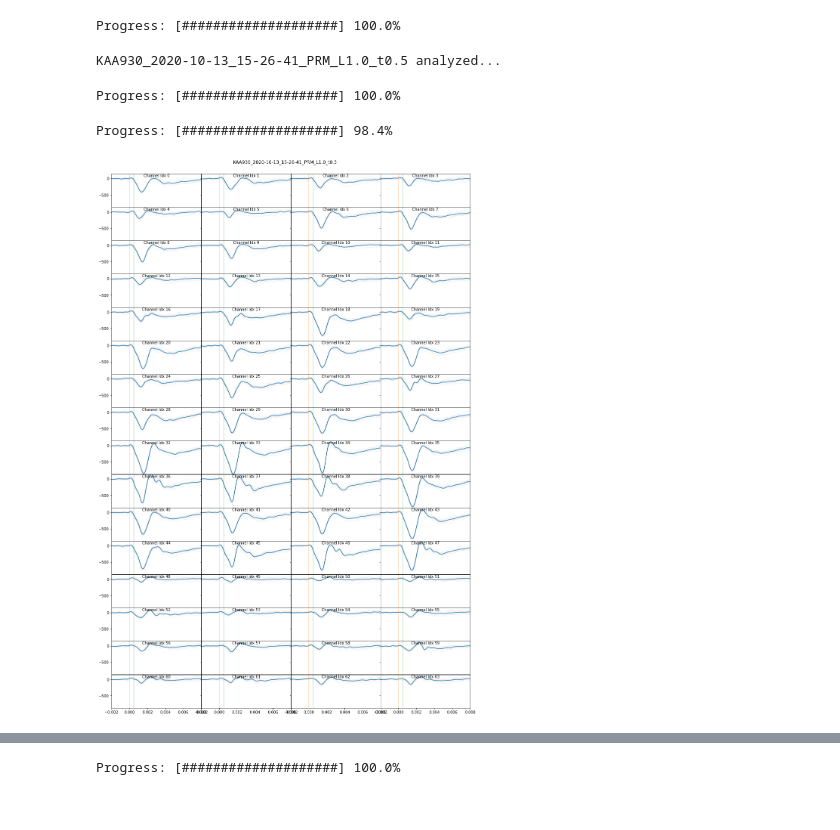
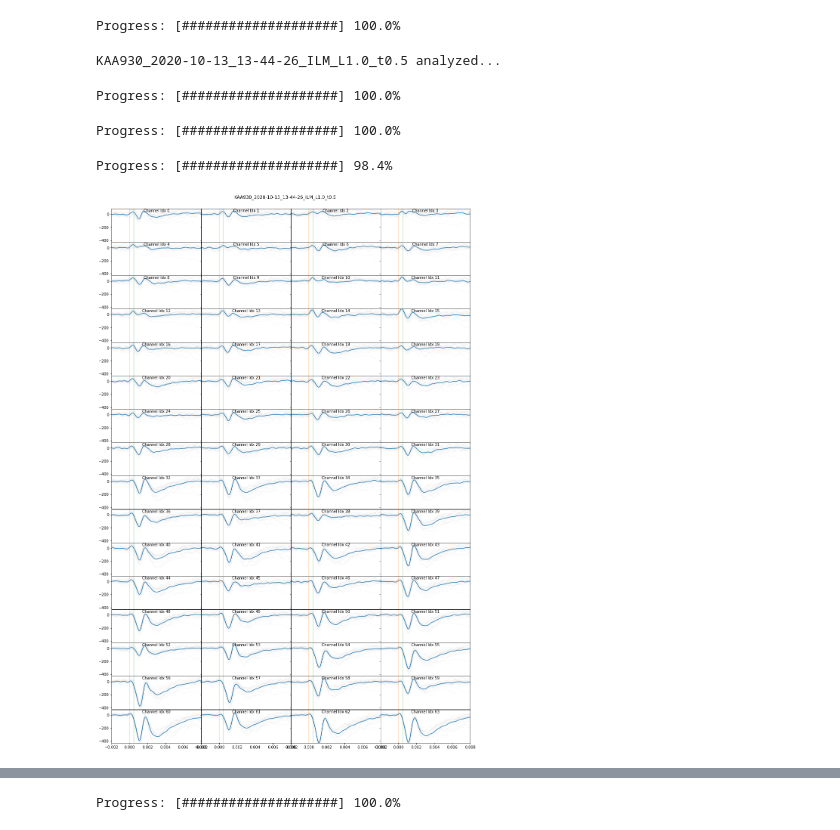
Before and after one commit to HernandoMV/OpenEphys_Analysis, a Jupyter notebook: Invitro_OE.ipynb, the cells around one changed output, grey strips where cells are left out. Drawn from its saved outputs; the diff is of its cells as text; code cells hidden in the pictures.

```diff
--- a/Invitro_OE.ipynb
+++ b/Invitro_OE.ipynb
@@ -54,8 +59,7 @@ for i,e in enumerate(experiments_list):
 25  --  KAA930_2020-10-13_16-08-35_ARM_L2.0_t0.5
 # %%
 # load experiment
-Experiment = experiments_list[21]
-number_of_channels = 64
+Experiment = experiments_list[6]
 print(Experiment)
 
 file = pyopenephys.File(GeneralDataDir + experiments_folder + "/" + Experiment)
@@ -124,18 +132,16 @@ Save results for looking at them online in bonsai [optional]
 # %%
-# FILTER TEST
-ChID = 24
-# 2. filter the data
-Filter_High_Value = 1500
-b, a = butter_lowpass(Filter_High_Value, recording.sample_rate)
+# OPTIONAL CHECKPOINT
+# test on one channel
+ChID = 22
 fd = filtfilt(b, a, signals.signal[ChID])
 
-# Plot some examples (first, 10th and 20th pulse)
+# Plot some examples of the traces of that channel aligned to the pulses
 fig, axs = plt.subplots(3, 1, figsize=(15, 5), facecolor='w', edgecolor='k')
 fig.subplots_adjust(hspace = .05, wspace=.1)
 axs = axs.ravel()
 
 for i in range(3):
-    pulseTime = events.times[i*2*5].item() # *2 because TTLs come in pairs (beginning and end of pulse)
+    pulseTime = events.times[i*2*4].item() # *2 because TTLs come in pairs (beginning and end of pulse)
     pulseFrame = int(pulseTime * recording.sample_rate.item())
     pFS = int(pulseFrame - 0.01 * recording.sample_rate.item())
     pFF = int(pulseFrame + 0.01 * recording.sample_rate.item())
@@ -162,13 +168,13 @@ Progress: [####################] 100.0%
 # %%
 # align data
 # interval for traces alignment. In seconds. Range of alignment
-intervalWindow = [-0.02,0.04]
+intervalWindow = [-0.02,0.02]
 #firstpulses  = getFirstPulses(events.times, .5)
 traces_aligned = alignTrace(filtered_data, signals.times, TTLs['soundPresentationTimes'], intervalWindow, recording.sample_rate)
 intervalTimes = np.arange(intervalWindow[0], intervalWindow[1], 1/recording.sample_rate.base)
 print(Experiment + ' analyzed...')
 # %% [output]
-KAA930_2020-10-13_15-26-41_PRM_L1.0_t0.5 analyzed...
+KAA930_2020-10-13_13-44-26_ILM_L1.0_t0.5 analyzed...
 # %%
 # Translate data
 # seconds to calculate the mean before 0 and translate each trace
@@ -187,34 +193,38 @@ Progress: [####################] 100.0%
 # %%
 # Flip the traces
 traces_translated = [-x for x in traces_translated]
+# %%
+# Get the averages of each electrode
+Average_traces = [None] * number_of_channels
+for j in range(number_of_channels):
+    avg = np.mean(traces_translated[j], axis = 0)
+    Average_traces[j] = avg
+    update_progress(j / number_of_channels)
+update_progress(1)
+# %% [output]
+Progress: [####################] 100.0%
 # %%
-# Check-point. Plot the signal of each channel
-
+# Optional Check-point. Plot the signal of each channel
 fig, axs = plt.subplots(math.ceil(number_of_channels/4), 4, figsize=(17, 26), facecolor='w', edgecolor='k', sharex=True, sharey=True)
 fig.subplots_adjust(hspace = .001, wspace=.001)
 axs = axs.ravel()
 plt.suptitle(Experiment, y=0.9)
 
-# Save the averages
-Average_traces = [None] * number_of_channels
-
 for j in range(number_of_channels):
     for i in range(traces_translated[j].shape[0]):
         axs[j].plot(intervalTimes, traces_translated[j][i,], color = 'grey', linewidth = 0.1, alpha = 0.6)
-    avg = np.mean(traces_translated[j], axis = 0)
-    Average_traces[j] = avg
-    axs[j].plot(intervalTimes, avg)
+    axs[j].plot(intervalTimes, Average_traces[j])
     # zoom in the curve
     axs[j].set_xlim(-0.002, 0.008)
     axs[j].text(.5,.9,"Channel Idx "+str(signals.channel_id[j]), horizontalalignment='center', transform=axs[j].transAxes)
     update_progress(j / number_of_channels)
 
 for j in range(number_of_channels):
     axvlines(0, alpha = 0.3, ax = axs[j])
     axvlines(offset_delay, alpha = 0.3, ax = axs[j])
     axs[j].set_ylim(np.min(Average_traces),np.max(Average_traces))
-plt.savefig(outputDir + Experiment + '_AlignedSignal.pdf', transparent=True, bbox_inches='tight')
+#plt.savefig(outputDir + Experiment + '_AlignedSignal.pdf', transparent=True, bbox_inches='tight')
 plt.show()
 # %% [output]
 Progress: [####################] 98.4%
-[figure, old version]
+[figure, new version]
```
Also changed, not shown: parts of 21 cells of this notebook, 1 other file.
